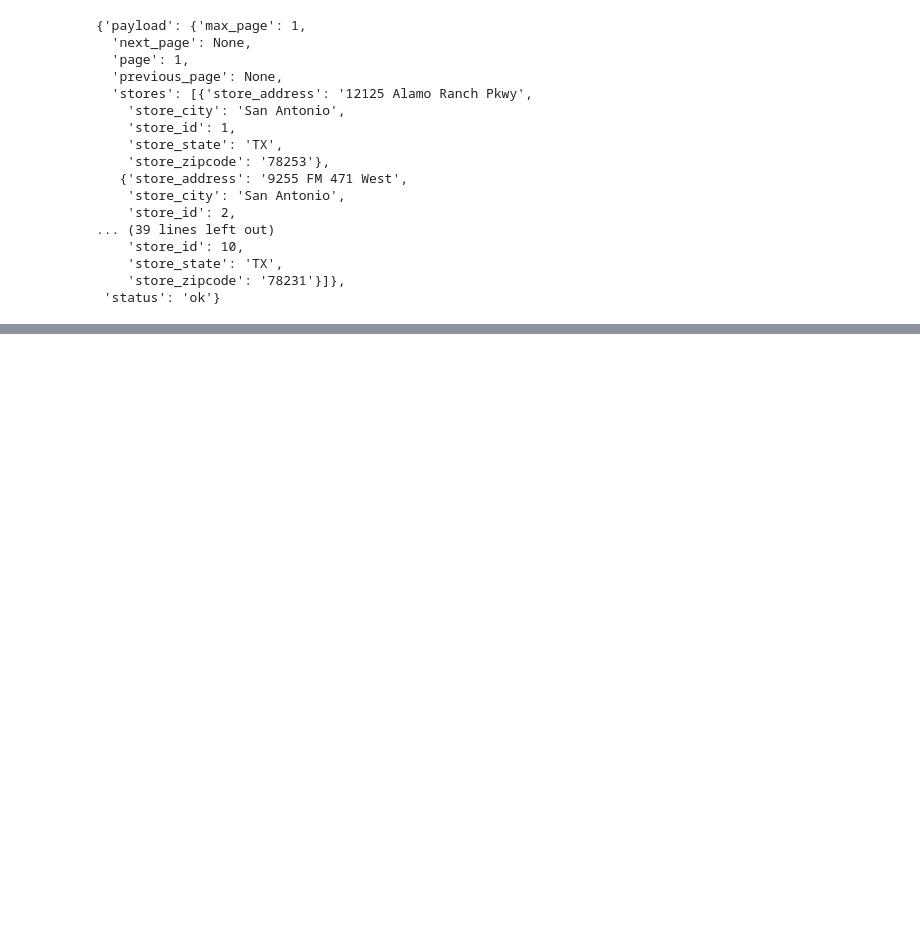
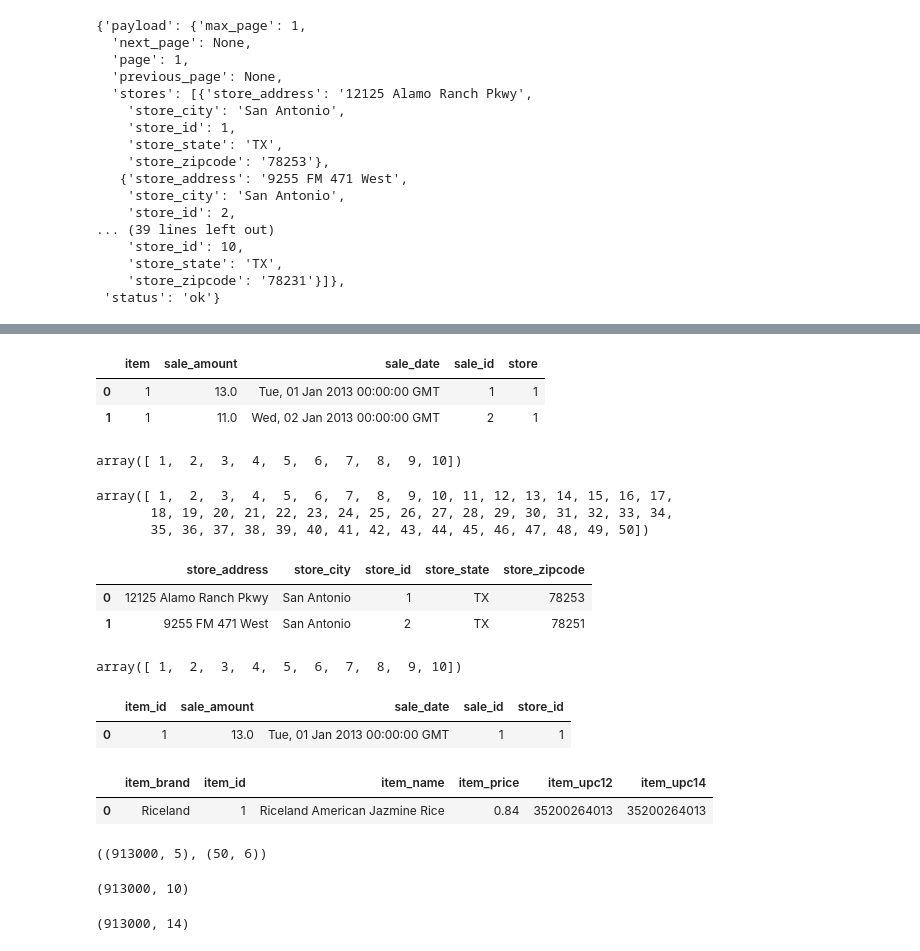
Before and after one commit to rajeshlamichhane04/time-series-exercises, a Jupyter notebook: time-series-exercises.ipynb, the cells around one changed output, grey strips where cells are left out. Saved outputs shown, nothing was run; the diff lists cells and outputs as text; code cells hidden in the pictures; blank space fills up the shorter version.

```diff
--- a/time-series-exercises.ipynb
+++ b/time-series-exercises.ipynb
@@ -195,0 +305,42 @@ response.json()["payload"]["max_page"]
+# %%
+sales.head(2)
+# %% [output]
+|  | item | sale_amount | sale_date | sale_id | store |
+| 0 | 1 | 13.0 | Tue, 01 Jan 2013 00:00:00 GMT | 1 | 1 |
+| 1 | 1 | 11.0 | Wed, 02 Jan 2013 00:00:00 GMT | 2 | 1 |
+# %%
+sales.store.unique()
+# %% [output]
+array([ 1,  2,  3,  4,  5,  6,  7,  8,  9, 10])
+# %%
+sales.item.unique()
+# %% [output]
+array([ 1,  2,  3,  4,  5,  6,  7,  8,  9, 10, 11, 12, 13, 14, 15, 16, 17,
+       18, 19, 20, 21, 22, 23, 24, 25, 26, 27, 28, 29, 30, 31, 32, 33, 34,
+       35, 36, 37, 38, 39, 40, 41, 42, 43, 44, 45, 46, 47, 48, 49, 50])
+# %%
+stores.head(2)
+# %% [output]
+|  | store_address | store_city | store_id | store_state | store_zipcode |
+| 0 | 12125 Alamo Ranch Pkwy | San Antonio | 1 | TX | 78253 |
+| 1 | 9255 FM 471 West | San Antonio | 2 | TX | 78251 |
+# %%
+stores.store_id.unique()
+# %% [output]
+array([ 1,  2,  3,  4,  5,  6,  7,  8,  9, 10])
+# %%
+#rename sales columns to merge
+sales = sales.rename(columns={'item': 'item_id', 'store': 'store_id'})
+sales.head(1)
+# %% [output]
+|  | item_id | sale_amount | sale_date | sale_id | store_id |
+| 0 | 1 | 13.0 | Tue, 01 Jan 2013 00:00:00 GMT | 1 | 1 |
+# %%
+items.head(1)
+# %% [output]
+|  | item_brand | item_id | item_name | item_price | item_upc12 | item_upc14 |
+| 0 | Riceland | 1 | Riceland American Jazmine Rice | 0.84 | 35200264013 | 35200264013 |
+# %%
+sales.shape,items.shape
+# %% [output]
+((913000, 5), (50, 6))
@@ -195,0 +350,4 @@ response.json()["payload"]["max_page"]
+# %%
+df.shape
+# %% [output]
+(913000, 10)
@@ -195,0 +357,4 @@ response.json()["payload"]["max_page"]
+# %%
+df.shape
+# %% [output]
+(913000, 14)
```
Also changed, not shown: parts of 45 cells of this notebook, 2 other files.
